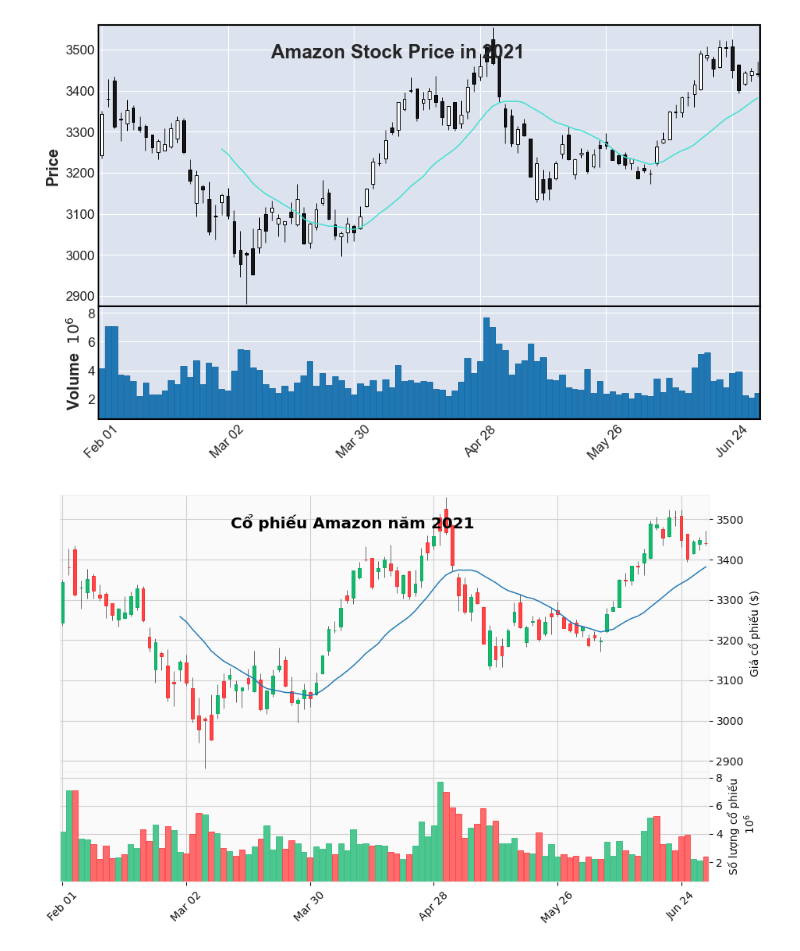
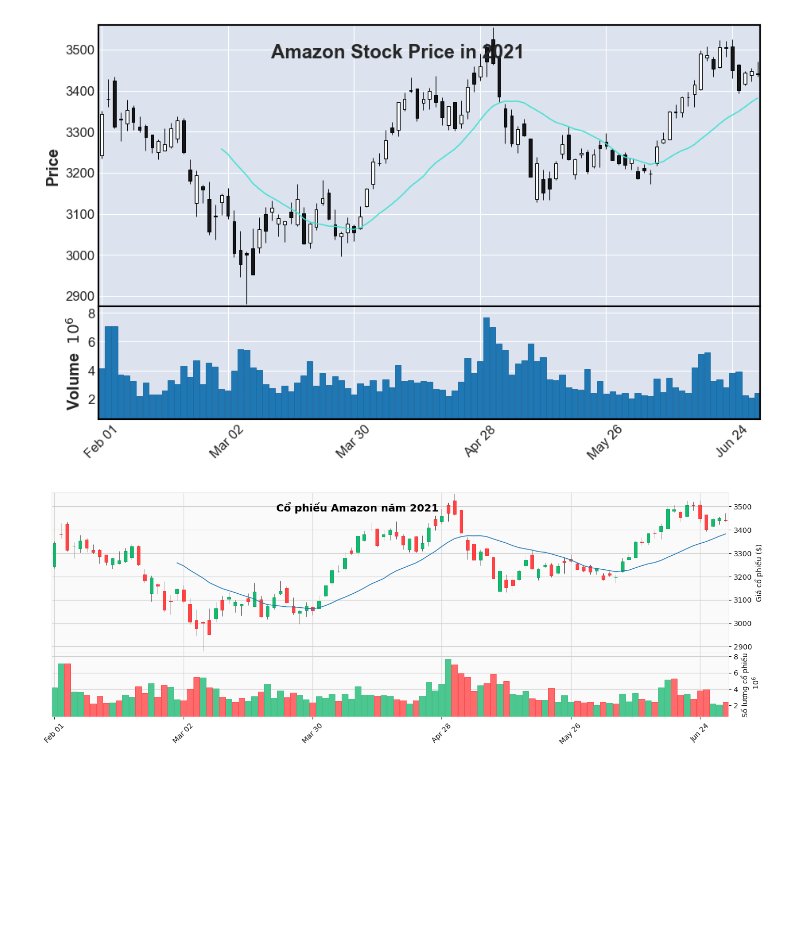
Before and after one commit to Louis2602/Data-Science, a Jupyter notebook: candle-graph/main.ipynb, the cells around one changed output. Saved outputs shown, nothing was run; the diff lists cells and outputs as text; code cells hidden in the pictures; blank space fills up the shorter version.

```diff
--- a/candle-graph/main.ipynb
+++ b/candle-graph/main.ipynb
@@ -130,14 +130,16 @@ mpf.plot(
 # %%
 mpf.plot(
     data['2021-02':'2021-06'],
-    figratio=(20,12),
+    # figratio=(30,10),
+    figsize=(15, 5),
+    title='Cổ phiếu Amazon năm 2021',
     type='candle',
     mav=(20) ,
     ylabel='Giá cổ phiếu ($)',
     volume=True,
     ylabel_lower = 'Số lượng cổ phiếu',
     tight_layout=True,
-    style='yahoo',
+    style='yahoo'
 )
 # %% [output]
-[figure, old version]
+[figure, new version]
```
